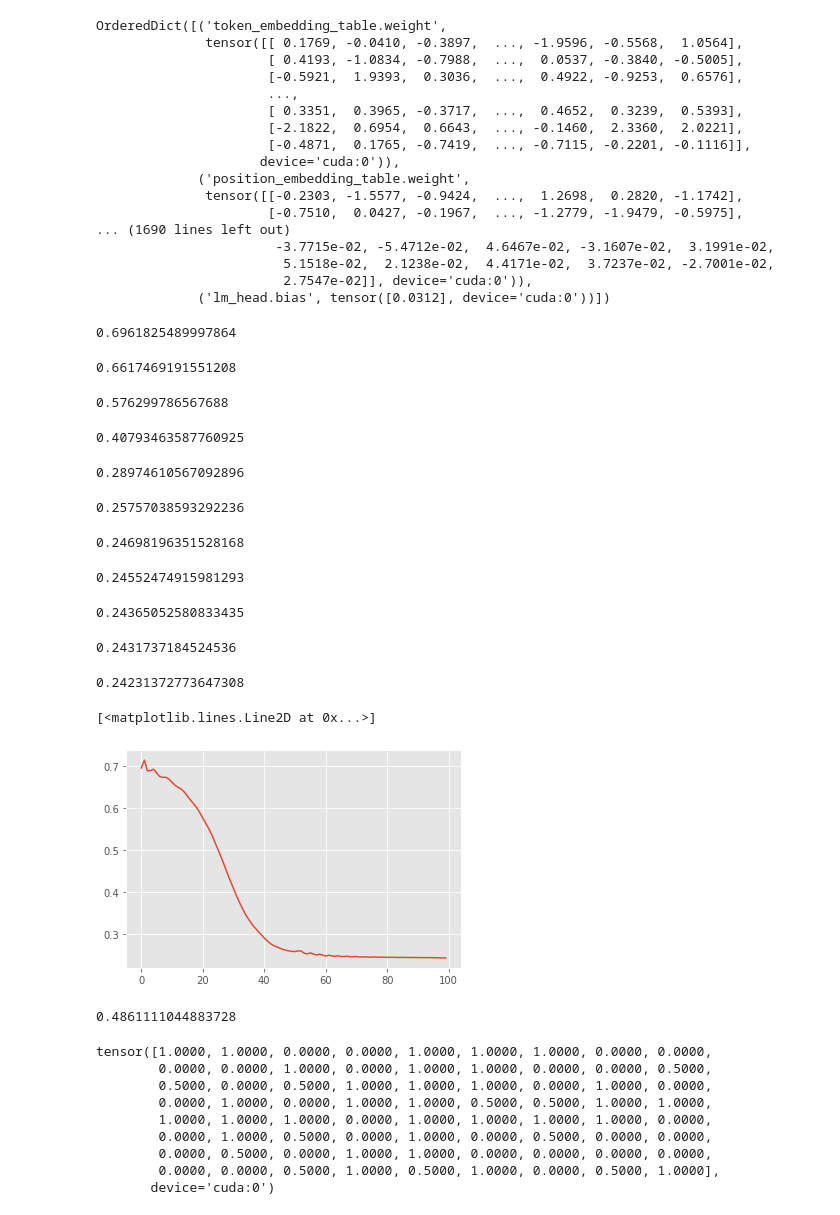
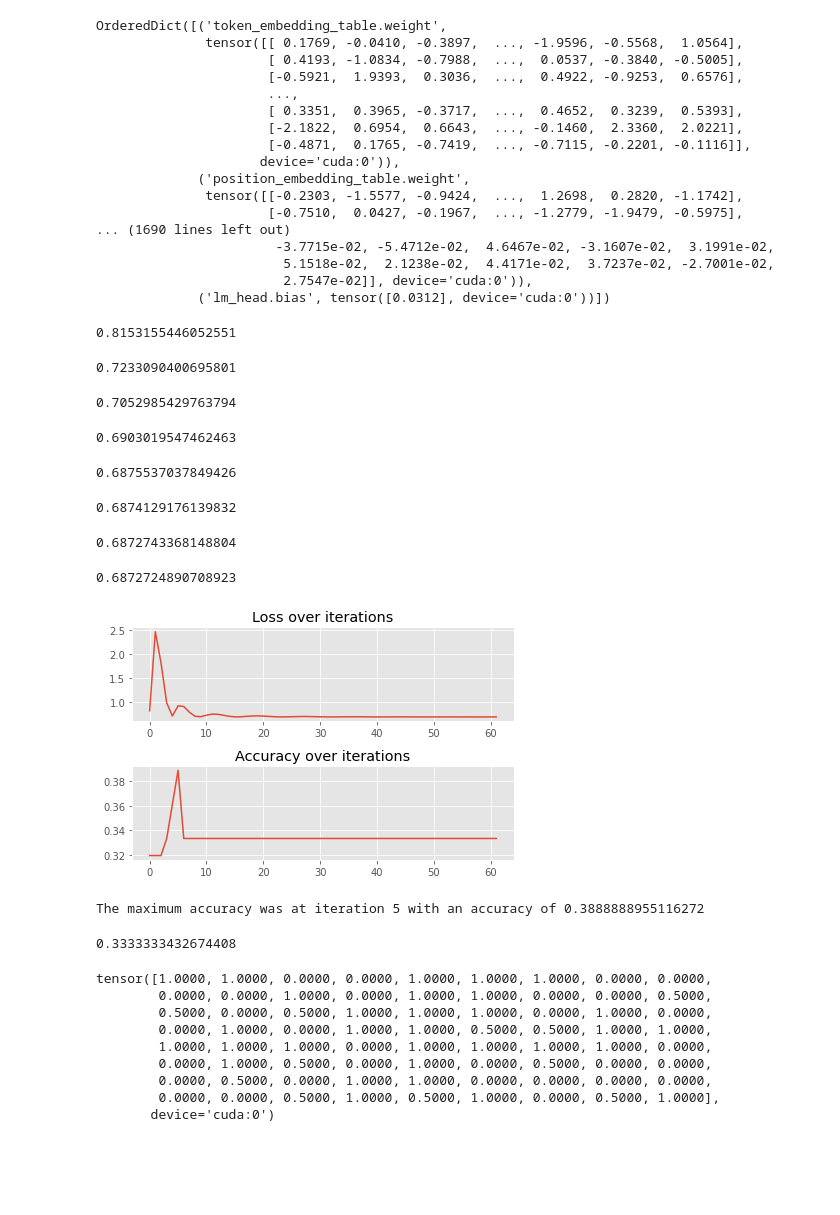
Before and after one commit to Nova-Rift/llama, a Jupyter notebook: Aug-2-v2.ipynb, the cells around one changed output. Cells and saved outputs as stored; diff of their text form; code cells hidden in the pictures; blank space fills up the shorter version.

```diff
--- a/Aug-2-v2.ipynb
+++ b/Aug-2-v2.ipynb
@@ -531,49 +565,62 @@ OrderedDict([('token_embedding_table.weight',
 # %%
 loss_list = []
+accy_list = []
 
-max_iters = 100
+max_iters = 200
+eval_interval = 10
 for iter in trange(max_iters):
 
     # evaluate the loss
     logits, loss = sentiment_model(X_train, y_train)
     optimizer.zero_grad(set_to_none=True)
     loss.backward()
     optimizer.step()
 
     loss_list.append(loss.item())
 
     # every once in a while evaluate the loss on train and val sets
     if iter % eval_interval == 0 or iter == max_iters - 1:
         print(loss.item())
 
-plt.plot(loss_list)
+    preds, _ = sentiment_model(X_test)
+
+    rounded_tensor = round_to_closest(preds)
+
+    accy = calculate_accuracy(rounded_tensor, y_test)
+
+    accy_list.append((iter, accy)) # Append tuple with iteration and accuracy
+
+# Create a figure and a set of subplots
+fig, axs = plt.subplots(2)
+
+# First subplot for loss
+axs[0].plot(loss_list)
+axs[0].set_title('Loss over iterations')
+
+# Second subplot for accuracy
+iters, accys = zip(*accy_list)
+axs[1].plot(iters, accys)
+axs[1].set_title('Accuracy over iterations')
+
+# Display the figure
+plt.tight_layout()
+plt.show()
+
+# Print the index that has the max accuracy
+max_index, max_accy = max(accy_list, key=lambda item: item[1])
+print(f"The maximum accuracy was at iteration {max_index} with an accuracy of {max_accy}")
 # %% [output]
-0.6961825489997864
+0.8153155446052551
-0.6617469191551208
+0.7233090400695801
-0.576299786567688
+0.7052985429763794
-0.40793463587760925
+0.6903019547462463
-0.28974610567092896
+0.6875537037849426
-0.25757038593292236
+0.6874129176139832
-0.24698196351528168
+0.6872743368148804
-0.24552474915981293
+0.6872724890708923
+[figure, new version]
-0.24365052580833435
+The maximum accuracy was at iteration 5 with an accuracy of 0.3888888955116272
-0.2431737184524536
-0.24231372773647308
-[<matplotlib.lines.Line2D at 0x...>]
-[figure, old version]
 # %%
-def calculate_accuracy(true_values, predictions):
-    # Ensure tensors are on the same device and have the same dtype
-    true_values = true_values.to(predictions.device).type(predictions.dtype)
-
-    # Check if predictions match true_values
-    correct_predictions = (true_values == predictions)
-
-    # Calculate accuracy by averaging correct predictions
-    accuracy = correct_predictions.float().mean().item()
-
-    return accuracy
-
 preds, _ = sentiment_model(X_test)
 
 def round_to_closest(tensor):
@@ -596,7 +643,7 @@ rounded_tensor = round_to_closest(preds)
 
 calculate_accuracy(rounded_tensor, y_test)
 # %% [output]
-0.4861111044883728
+0.3333333432674408
 # %%
 rounded_tensor
 # %% [output]
```
Also changed, not shown: parts of 2 cells of this notebook, 9 other files.
